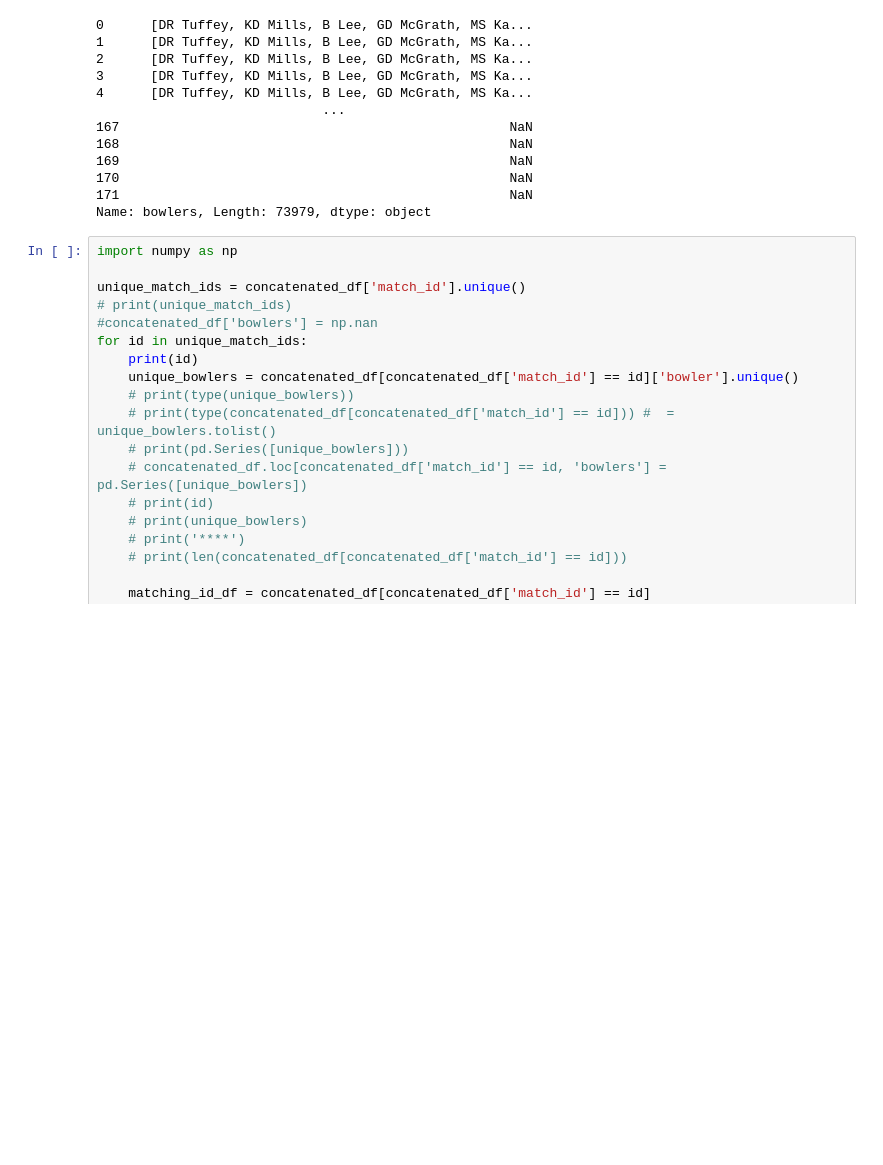
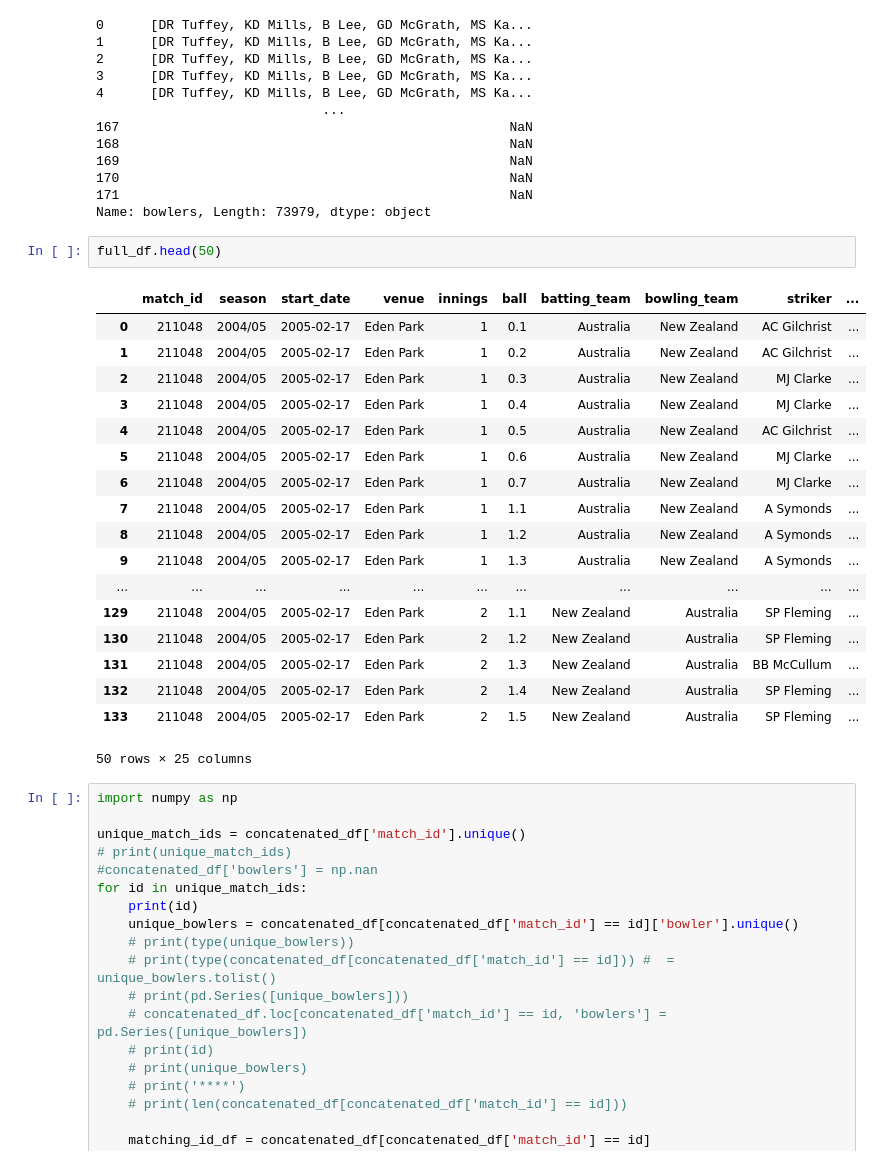
Before and after one commit to praveenraghuvanshi1512/cricket-analytics-and-predictions, a Jupyter notebook: iit-m-hackhathon/cricket-prediction.ipynb, the cells around one changed output. Cells and saved outputs as stored; diff of their text form; blank space fills up the shorter version.

```diff
--- a/iit-m-hackhathon/cricket-prediction.ipynb
+++ b/iit-m-hackhathon/cricket-prediction.ipynb
@@ -331,6 +331,27 @@ full_df['bowlers']
 170                                                  NaN
 171                                                  NaN
 Name: bowlers, Length: 73979, dtype: object
+# %%
+full_df.head(50)
+# %% [output]
+|  | match_id | season | start_date | venue | innings | ball | batting_team | bowling_team | striker | ... |
+| 0 | 211048 | 2004/05 | 2005-02-17 | Eden Park | 1 | 0.1 | Australia | New Zealand | AC Gilchrist | ... |
+| 1 | 211048 | 2004/05 | 2005-02-17 | Eden Park | 1 | 0.2 | Australia | New Zealand | AC Gilchrist | ... |
+| 2 | 211048 | 2004/05 | 2005-02-17 | Eden Park | 1 | 0.3 | Australia | New Zealand | MJ Clarke | ... |
+| 3 | 211048 | 2004/05 | 2005-02-17 | Eden Park | 1 | 0.4 | Australia | New Zealand | MJ Clarke | ... |
+| 4 | 211048 | 2004/05 | 2005-02-17 | Eden Park | 1 | 0.5 | Australia | New Zealand | AC Gilchrist | ... |
+| 5 | 211048 | 2004/05 | 2005-02-17 | Eden Park | 1 | 0.6 | Australia | New Zealand | MJ Clarke | ... |
+| 6 | 211048 | 2004/05 | 2005-02-17 | Eden Park | 1 | 0.7 | Australia | New Zealand | MJ Clarke | ... |
+| 7 | 211048 | 2004/05 | 2005-02-17 | Eden Park | 1 | 1.1 | Australia | New Zealand | A Symonds | ... |
+| 8 | 211048 | 2004/05 | 2005-02-17 | Eden Park | 1 | 1.2 | Australia | New Zealand | A Symonds | ... |
+| 9 | 211048 | 2004/05 | 2005-02-17 | Eden Park | 1 | 1.3 | Australia | New Zealand | A Symonds | ... |
+| ... | ... | ... | ... | ... | ... | ... | ... | ... | ... | ... |
+| 129 | 211048 | 2004/05 | 2005-02-17 | Eden Park | 2 | 1.1 | New Zealand | Australia | SP Fleming | ... |
+| 130 | 211048 | 2004/05 | 2005-02-17 | Eden Park | 2 | 1.2 | New Zealand | Australia | SP Fleming | ... |
+| 131 | 211048 | 2004/05 | 2005-02-17 | Eden Park | 2 | 1.3 | New Zealand | Australia | BB McCullum | ... |
+| 132 | 211048 | 2004/05 | 2005-02-17 | Eden Park | 2 | 1.4 | New Zealand | Australia | SP Fleming | ... |
+| 133 | 211048 | 2004/05 | 2005-02-17 | Eden Park | 2 | 1.5 | New Zealand | Australia | SP Fleming | ... |
+50 rows × 25 columns
 # %%
 import numpy as np
 
```
